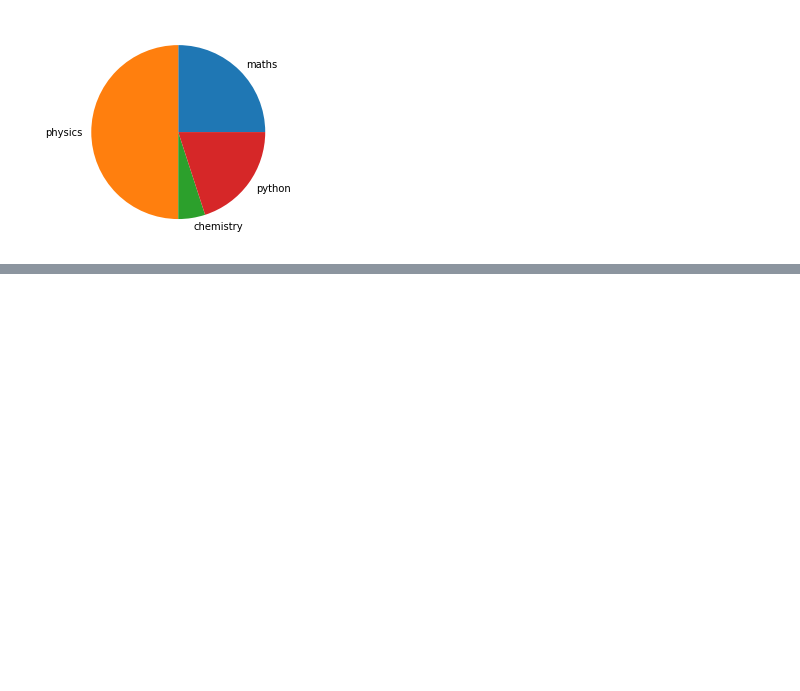
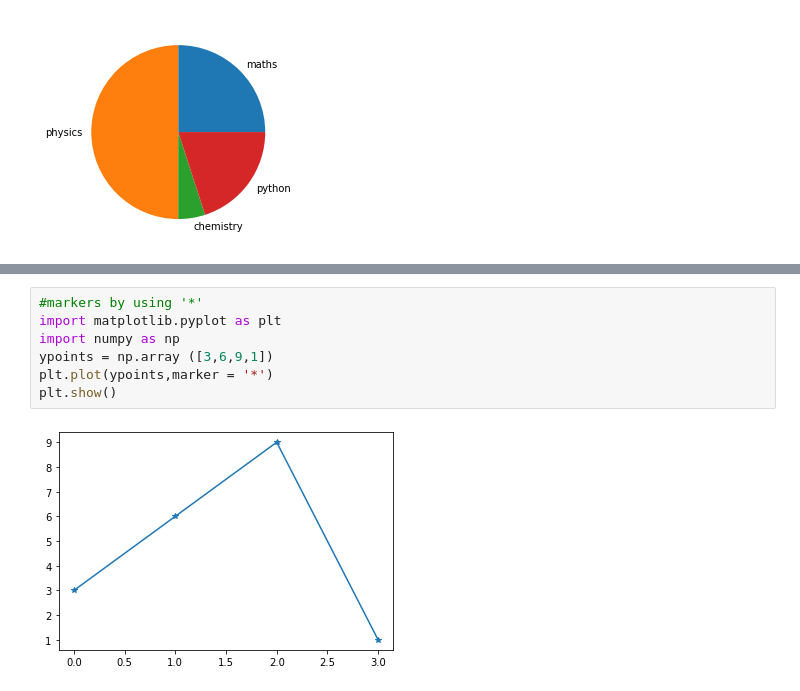
Before and after one commit to KOLLAVARSH/PYTHON-PROJECT, a Jupyter notebook: Matplotlib.ipynb, the cells around one changed output, grey strips where cells are left out. Cells and saved outputs as stored; diff of their text form; blank space fills up the shorter version.

```diff
--- a/Matplotlib.ipynb
+++ b/Matplotlib.ipynb
@@ -128,0 +138,9 @@ plt.show()
+# %%
+#markers by using '*'
+import matplotlib.pyplot as plt
+import numpy as np
+ypoints = np.array ([3,6,9,1])
+plt.plot(ypoints,marker = '*')
+plt.show()
+# %% [output]
+[figure, added]
```
Also changed, not shown: parts of 15 cells of this notebook.
